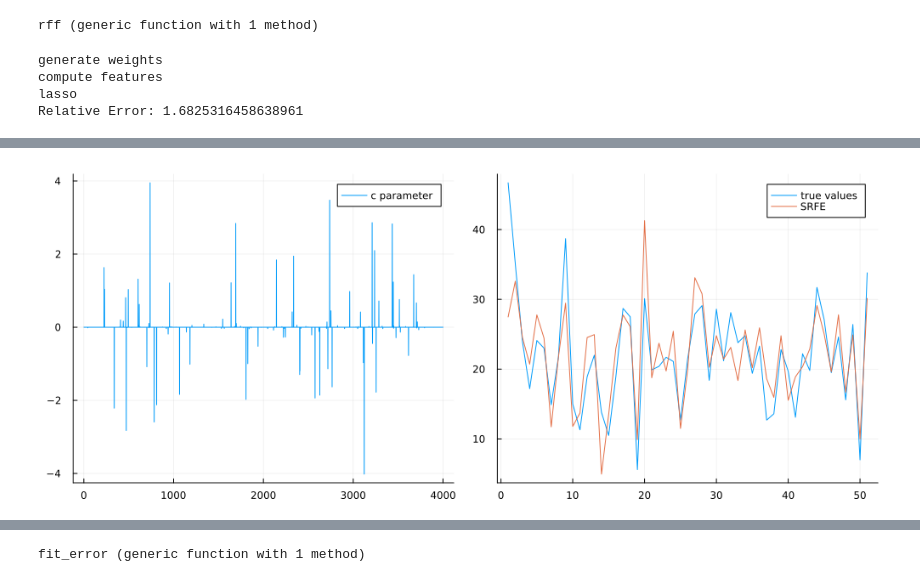
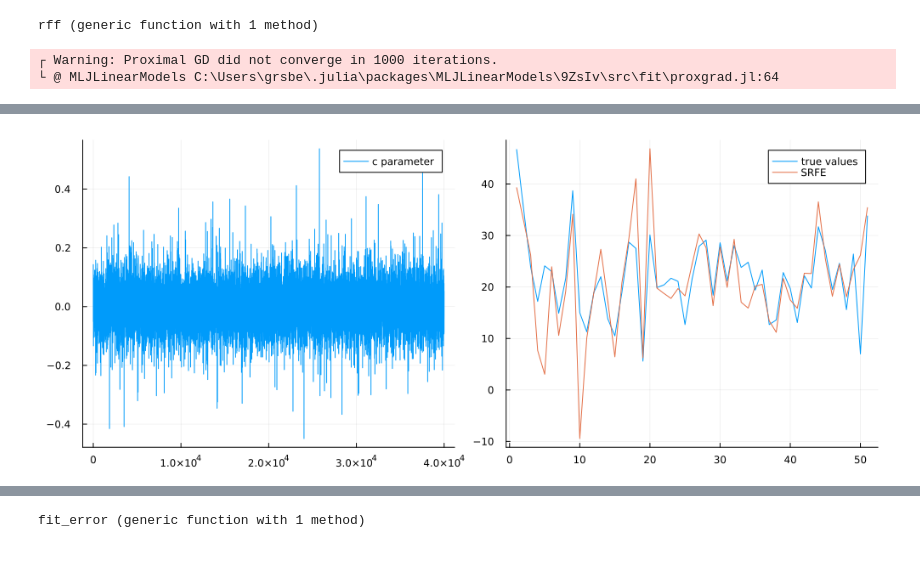
Before and after one commit to grsbe/qsrfe, a Jupyter notebook: modeltests.ipynb, the cells around one changed output, grey strips where cells are left out. Cells and saved outputs as stored; diff of their text form; code cells hidden in the pictures.

```diff
--- a/modeltests.ipynb
+++ b/modeltests.ipynb
@@ -71,15 +71,15 @@ rel_error(y_pred,y_test)
 ##########
 # %%
 #constants
-λ = 0.08
-N= 2000
+λ = 0.0
+N= 40000
 func = rff
 # %% [output]
 rff (generic function with 1 method)
 # %%
 ##########################################################
 #fitting
-c, ω, ζ = fit_srfe(Xtrain,ytrain,λ,N,func;σ2=1,q=0, quantization=0,K=1,r=2,pruning=0.1)
+c, ω, ζ = fit_srfe(Xtrain,ytrain,λ,N,func;σ2=3,q=0, quantization=0,K=1,r=2,pruning=1.0)
 y_pred = compute_featuremap(Xtest,ω,func,ζ) * c
 print("Relative Error: $(rel_error(ytest,y_pred))")
 p1 = plot(c,label="c parameter")
@@ -87,7 +87,5 @@ p2 = plot(ytest, label="true values")
 plot!(y_pred, label="SRFE")
 plot(p1,p2,layout=2,size=(1000,400))
 # %% [output]
-generate weights
-compute features
-lasso
-Relative Error: 1.6825316458638961
+┌ Warning: Proximal GD did not converge in 1000 iterations.
+└ @ MLJLinearModels C:\Users\grsbe\.julia\packages\MLJLinearModels\9ZsIv\src\fit\proxgrad.jl:64
@@ -96 +93 @@ Relative Error: 1.6825316458638961
-[figure, old version]
+[figure, new version]
```
Also changed, not shown: parts of 3 cells of this notebook, 1 other file.
